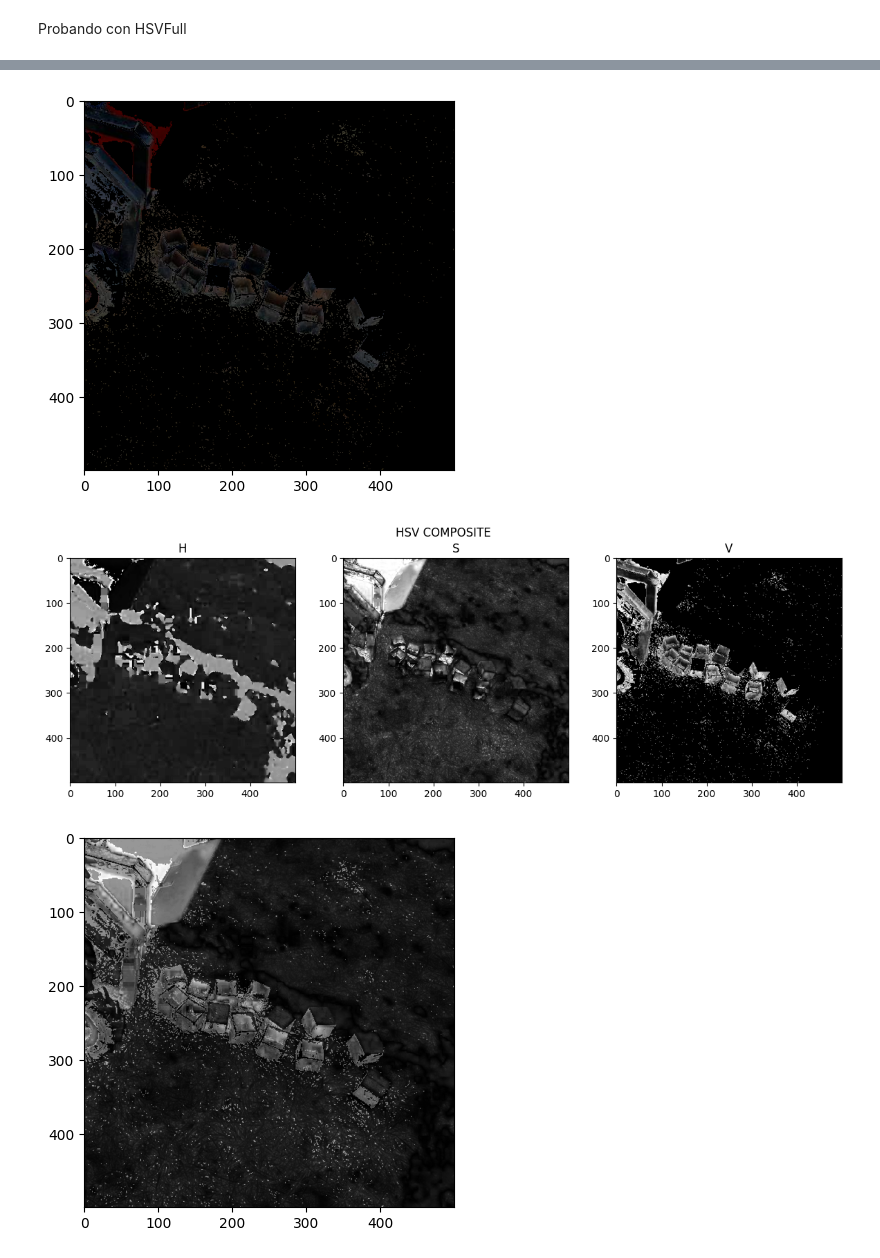
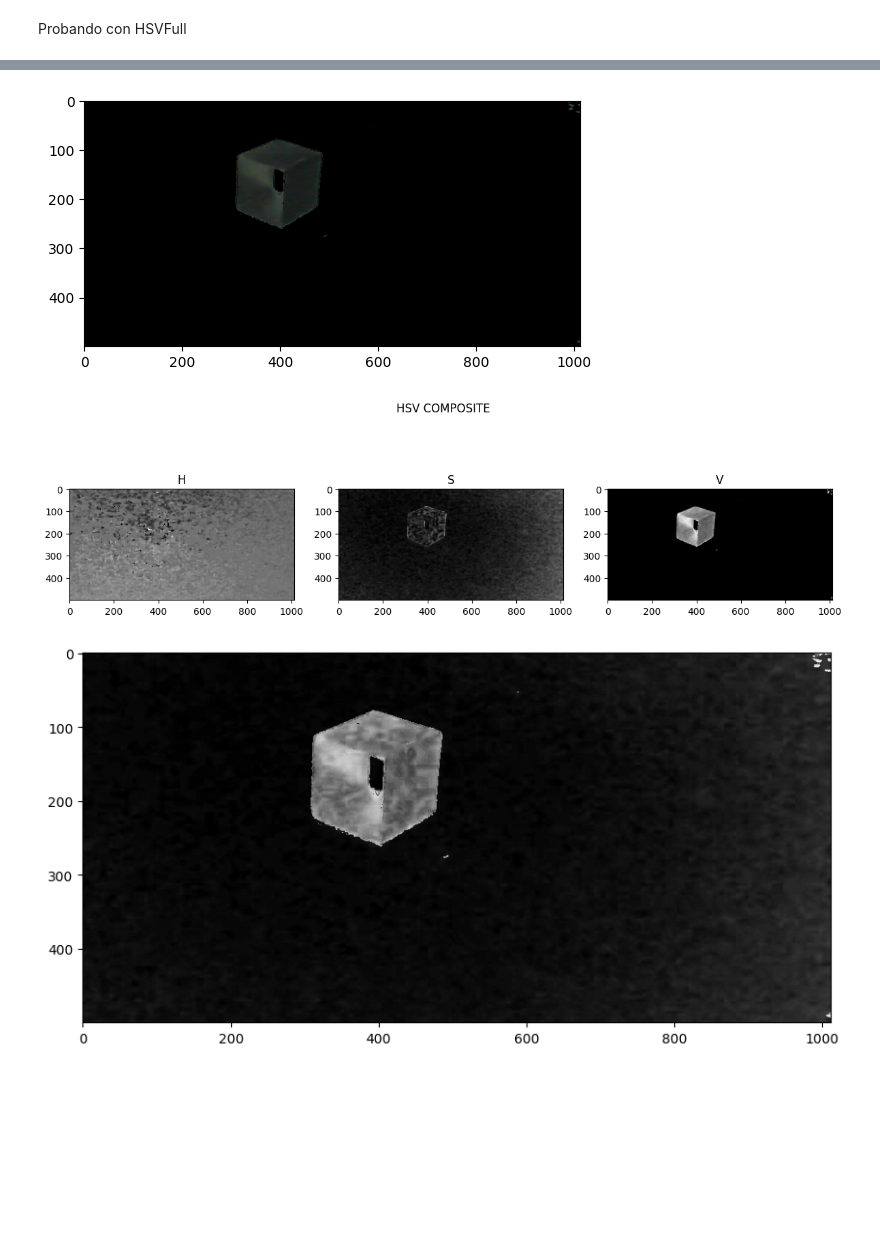
Before and after one commit to 97hackbrian/Seeker_ComputerVision, a Jupyter notebook: notebooks/data_acquisition.ipynb, the cells around one changed output, grey strips where cells are left out. Saved outputs shown, nothing was run; the diff lists cells and outputs as text; code cells hidden in the pictures; blank space fills up the shorter version.

```diff
--- a/notebooks/data_acquisition.ipynb
+++ b/notebooks/data_acquisition.ipynb
@@ -4,7 +4,7 @@
 import cv2
 import matplotlib.pyplot as plt
 # %%
-frame=cv2.imread("dataTest/img0.jpeg")
+frame=cv2.imread("dataTest/img6.jpg")
 frame=cv2.cvtColor(frame,cv2.COLOR_BGR2RGB)
 print(frame.shape)
 plt.imshow(frame)
@@ -15,6 +15,6 @@ plt.imshow(frame)
 # %%
-frame=frame[300:800,268:,:]
-cv2.imwrite("dataTest/img0x.jpeg",frame,None) #ultimo parametro estado de compresion ej: cv2.imwrite('imagen_compresion.jpg', image, [cv2.IMWRITE_JPEG_QUALITY, 90])
+frame=frame[200:700,268:,:]
+cv2.imwrite("dataTest/img6x.jpeg",frame,None) #ultimo parametro estado de compresion ej: cv2.imwrite('imagen_compresion.jpg', image, [cv2.IMWRITE_JPEG_QUALITY, 90])
 print(frame.shape)
 plt.imshow(frame)
 # %% [output]
@@ -140,7 +140,7 @@ HSV = frame2
 H, S, V = cv2.split(HSV)
 
 # Definir un umbral para la binarización
-umbral = 70  # Ajusta este valor según tu preferencia
+umbral = 80  # Ajusta este valor según tu preferencia 33
 
 # Binarizar la componente V
 mascara_binarizada = (V <= umbral).astype(np.uint8)  # Convertir a 0 (negro) o 1
@@ -158,7 +158,7 @@ imagen_binarizada_bgr = cv2.cvtColor(HSV_binarizado, cv2.COLOR_HSV2RGB)
 plt.imshow(imagen_binarizada_bgr)
 plt.show()
 # %% [output]
-[figure, old version]
+[figure, new version]
 # %%
 h, s, v = cv2.split(HSV_binarizado)
 
@@ -174,18 +174,21 @@ plt.suptitle('HSV COMPOSITE')
 plt.tight_layout()
 plt.show()
 # %% [output]
-[figure, old version]
+[figure, new version]
 # %%
-factor_s = 0.4
-s = np.clip(s * factor_s, 0, 255).astype(np.uint8)
+s2=s
+v2=v
+factor_s = 0.22#0.045
+s2 = np.clip(s2 * factor_s, 0, 255).astype(np.uint8)
 
-suma_SV = cv2.add(s, v)
+suma_SV = cv2.add(s2, v2)
 
 # Crear una imagen en escala de grises a partir de la suma de S y V
 imagen_gris = suma_SV
 
 # Mostrar la imagen en escala de grises
+plt.figure(figsize=(10, 7))
 plt.imshow(imagen_gris, cmap="gray")
 plt.show()
 # %% [output]
-[figure, old version]
+[figure, new version]
```
Also changed, not shown: parts of 7 cells of this notebook, 13 other files.
